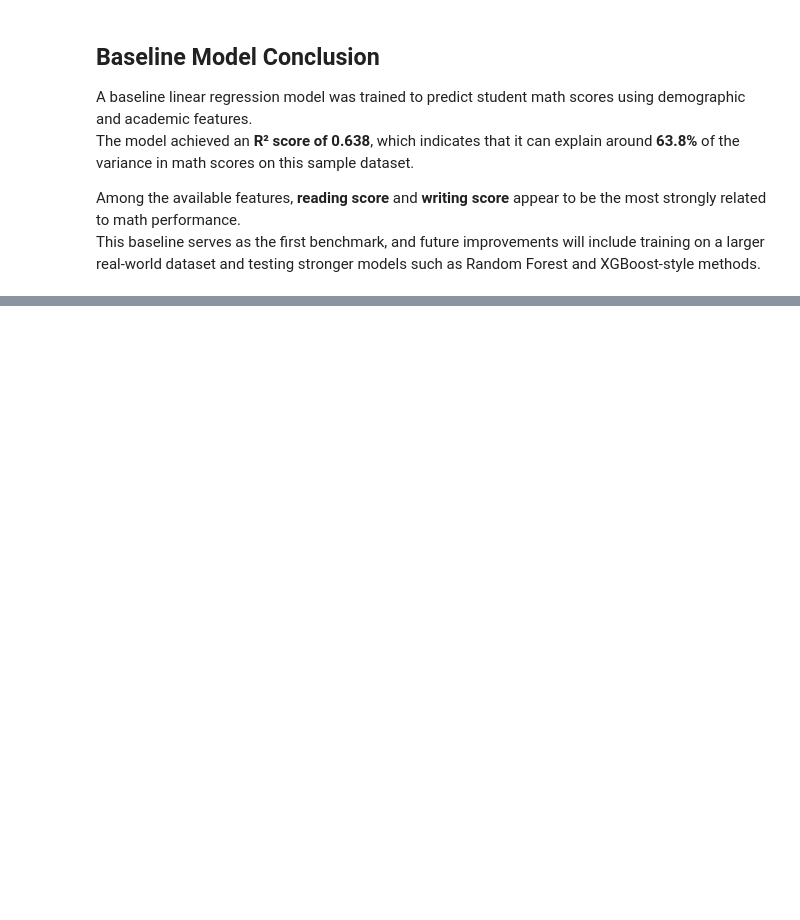
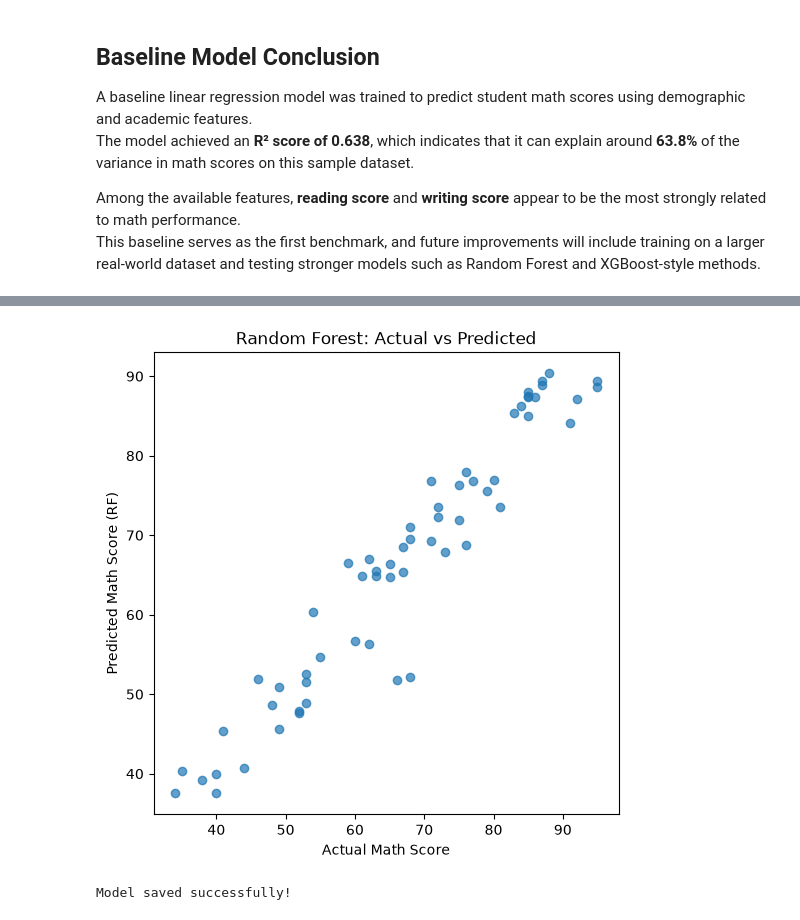
Before and after one commit to SurangaMadushan/ml-prediction-project, a Jupyter notebook: notebooks/01_eda_baseline.ipynb, the cells around one changed output, grey strips where cells are left out. Drawn from its saved outputs; the diff is of its cells as text; code cells hidden in the pictures; blank space fills up the shorter version.

Commit message:
Add expanded dataset, model comparison, and saved ML model

```diff
--- a/notebooks/01_eda_baseline.ipynb
+++ b/notebooks/01_eda_baseline.ipynb
@@ -247,0 +272,3 @@ This baseline serves as the first benchmark, and future improvements will includ
+# %%
+X_big = df_big.drop("math score", axis=1)
+y_big = df_big["math score"]
@@ -247,0 +287,6 @@ This baseline serves as the first benchmark, and future improvements will includ
+# %%
+numeric_features_big = X_big.select_dtypes(include=["int64", "float64"]).columns.tolist()
+categorical_features_big = X_big.select_dtypes(include=["object"]).columns.tolist()
+
+print("Numeric features:", numeric_features_big)
+print("Categorical features:", categorical_features_big)
@@ -247,0 +320,24 @@ This baseline serves as the first benchmark, and future improvements will includ
+# %%
+from sklearn.linear_model import LinearRegression
+
+linear_model = Pipeline(steps=[
+    ("preprocessor", preprocessor_big),
+    ("regressor", LinearRegression())
+])
+
+linear_model.fit(X_train_big, y_train_big)
+linear_pred = linear_model.predict(X_test_big)
+# %%
+from sklearn.ensemble import RandomForestRegressor
+
+rf_model = Pipeline(steps=[
+    ("preprocessor", preprocessor_big),
+    ("regressor", RandomForestRegressor(
+        n_estimators=200,
+        random_state=42,
+        max_depth=8
+    ))
+])
+
+rf_model.fit(X_train_big, y_train_big)
+rf_pred = rf_model.predict(X_test_big)
@@ -247,0 +401,21 @@ This baseline serves as the first benchmark, and future improvements will includ
+# %%
+import matplotlib.pyplot as plt
+
+plt.figure(figsize=(6,6))
+plt.scatter(y_test_big, rf_pred, alpha=0.7)
+plt.xlabel("Actual Math Score")
+plt.ylabel("Predicted Math Score (RF)")
+plt.title("Random Forest: Actual vs Predicted")
+plt.show()
+# %% [output]
+[figure, added]
+# %%
+import joblib
+import os
+
+os.makedirs("../models", exist_ok=True)
+
+joblib.dump(rf_model, "../models/best_student_score_model.joblib")
+print("Model saved successfully!")
+# %% [output]
+Model saved successfully!
```
Also changed, not shown: parts of 9 cells of this notebook, 3 other files.
